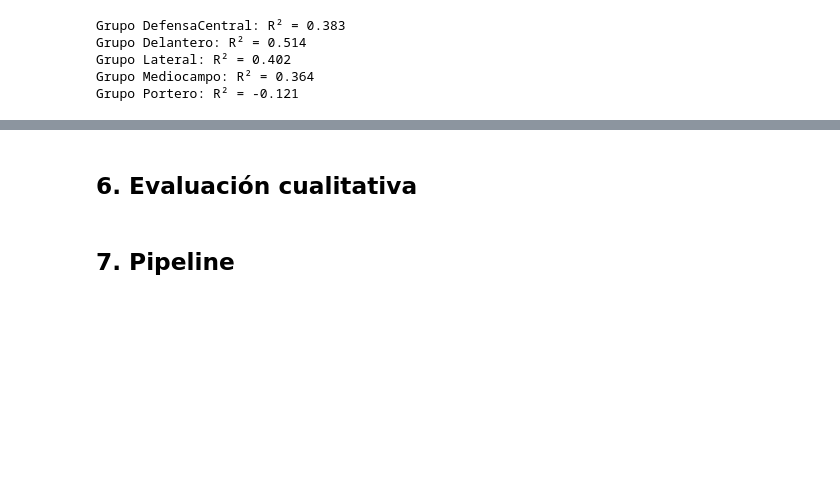
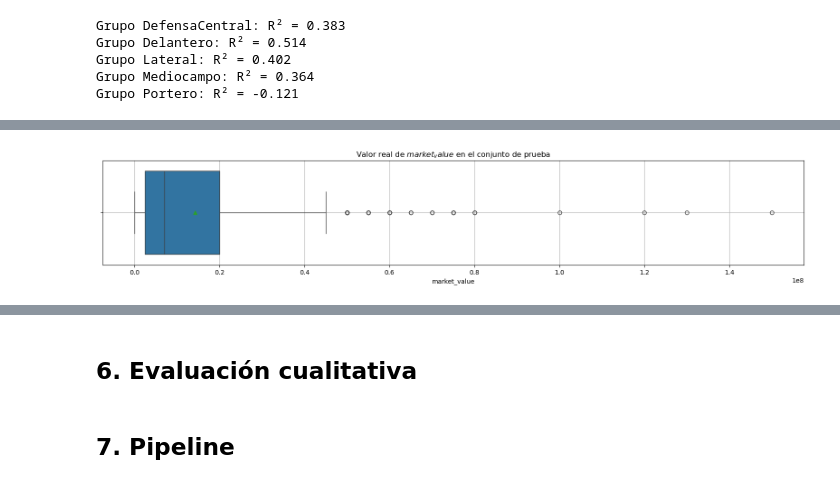
Before and after one commit to BI-organization/lab1, a Jupyter notebook: Lab1.ipynb, the cells around one changed output, grey strips where cells are left out. Saved outputs shown, nothing was run; the diff lists cells and outputs as text; code cells hidden in the pictures; blank space fills up the shorter version.

```diff
--- a/Lab1.ipynb
+++ b/Lab1.ipynb
@@ -1132,18 +1142,18 @@ models = {}
 for group_name, (X, y) in groups.items():
     if len(X) < 10:  # evitar grupos muy pequeños
         continue
-    X_train, X_test, y_train, y_test = train_test_split(X, y, test_size=0.3, random_state=1)
+    X_train_posmodel, X_test_posmodel, y_train_posmodel, y_test_posmodel = train_test_split(X, y, test_size=0.3, random_state=1)
 
     scaler = StandardScaler()
-    X_train_scaled = scaler.fit_transform(X_train)
-    X_test_scaled = scaler.transform(X_test)
+    X_train_posmodel_scaled = scaler.fit_transform(X_train_posmodel)
+    X_test_posmodel_scaled = scaler.transform(X_test_posmodel)
 
     model = LinearRegression()
-    model.fit(X_train_scaled, y_train)
-    r2 = model.score(X_test_scaled, y_test)
+    model.fit(X_train_posmodel_scaled, y_train_posmodel)
+    r2_posmodel = model.score(X_test_posmodel_scaled, y_test_posmodel)
 
-    models[group_name] = {"model": model, "scaler": scaler, "r2": r2}
-    print(f"Grupo {group_name}: R² = {r2:.3f}")
+    models[group_name] = {"model": model, "scaler": scaler, "r2": r2_posmodel}
+    print(f"Grupo {group_name}: R² = {r2_posmodel:.3f}")
 # %% [output]
 Grupo DefensaCentral: R² = 0.383
 Grupo Delantero: R² = 0.514
@@ -1154,0 +1201,8 @@ Grupo Portero: R² = -0.121
+# %%
+plt.figure(figsize=(20, 3))
+sns.boxplot(x=y_test, showmeans=True, orient="h")
+plt.title("Valor real de $\t{market\_value}$ en el conjunto de prueba")
+plt.grid()
+plt.show()
+# %% [output]
+[figure, added]
```
Also changed, not shown: parts of 19 cells of this notebook.
